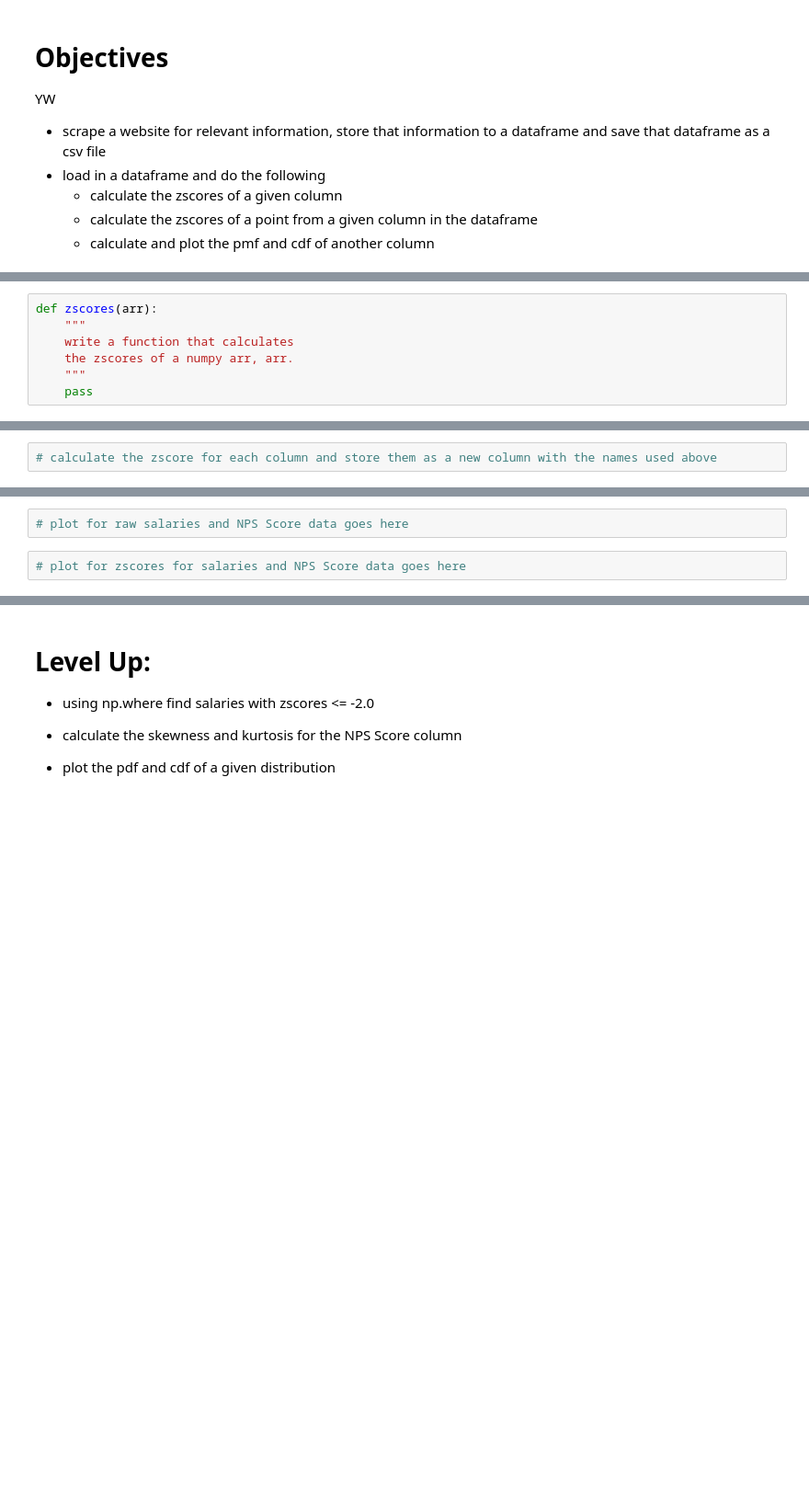
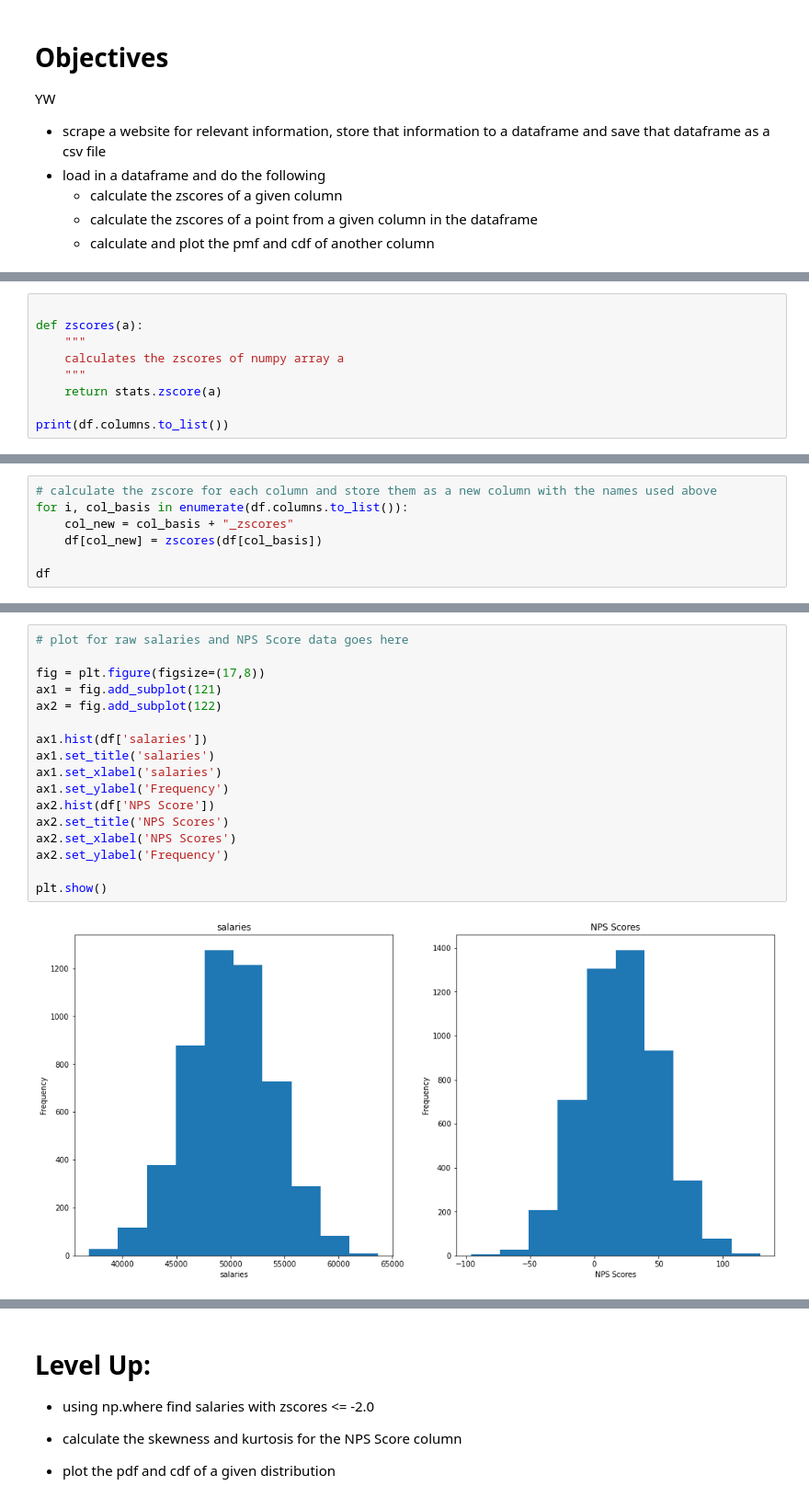
Before and after one commit to korinzumike/topic11-topic13-assessment, a Jupyter notebook: assessment.ipynb, the cells around one changed output, grey strips where cells are left out. Shown at 92% size. Saved outputs shown, nothing was run; the diff lists cells and outputs as text; blank space fills up the shorter version.

```diff
--- a/assessment.ipynb
+++ b/assessment.ipynb
@@ -53,7 +157,0 @@ See below for final result
-# %%
-def zscores(arr):
-    """
-    write a function that calculates
-    the zscores of a numpy arr, arr.
-    """
-    pass
@@ -59,0 +195,9 @@ def zscores(arr):
+# %%
+
+def zscores(a):
+    """
+    calculates the zscores of numpy array a
+    """
+    return stats.zscore(a)
+
+print(df.columns.to_list())
@@ -60,2 +206,7 @@ def zscores(arr):
 # %%
 # calculate the zscore for each column and store them as a new column with the names used above
+for i, col_basis in enumerate(df.columns.to_list()):
+    col_new = col_basis + "_zscores"
+    df[col_new] = zscores(df[col_basis])
+
+df
@@ -66,7 +231,22 @@ then repeat this for the zscores
 
 see image below for reference
 <img src="solutions/images/part2-plots.png"/>
-# %%
-# plot for raw salaries and NPS Score data goes here
-# %%
-# plot for zscores for salaries and NPS Score data goes here
+# %%
+# plot for raw salaries and NPS Score data goes here
+
+fig = plt.figure(figsize=(17,8))
+ax1 = fig.add_subplot(121)
+ax2 = fig.add_subplot(122)
+
+ax1.hist(df['salaries'])
+ax1.set_title('salaries')
+ax1.set_xlabel('salaries')
+ax1.set_ylabel('Frequency')
+ax2.hist(df['NPS Score'])
+ax2.set_title('NPS Scores')
+ax2.set_xlabel('NPS Scores')
+ax2.set_ylabel('Frequency')
+
+plt.show()
+# %% [output]
+[figure, added]
```
Also changed, not shown: parts of 17 cells of this notebook.
